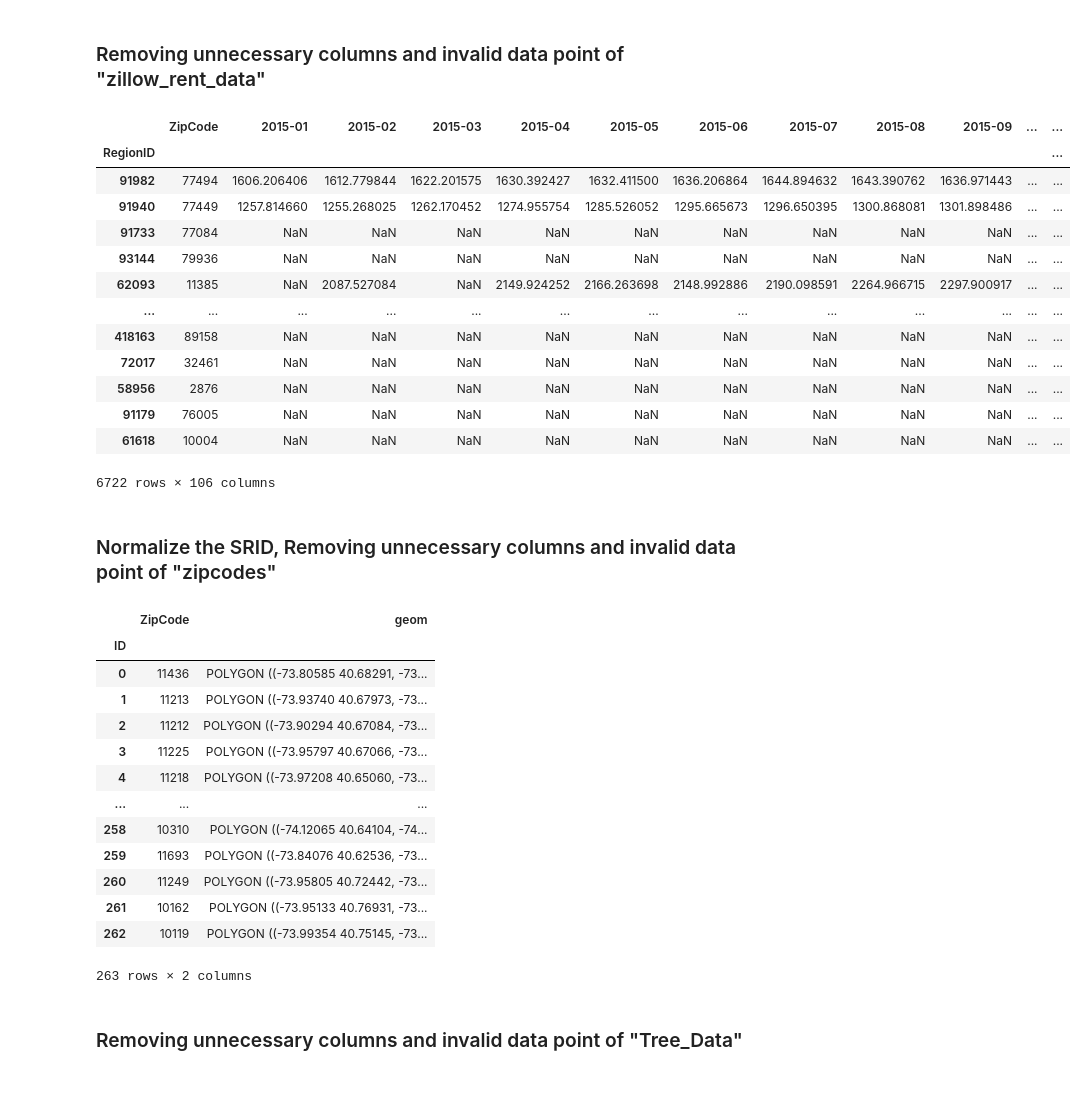
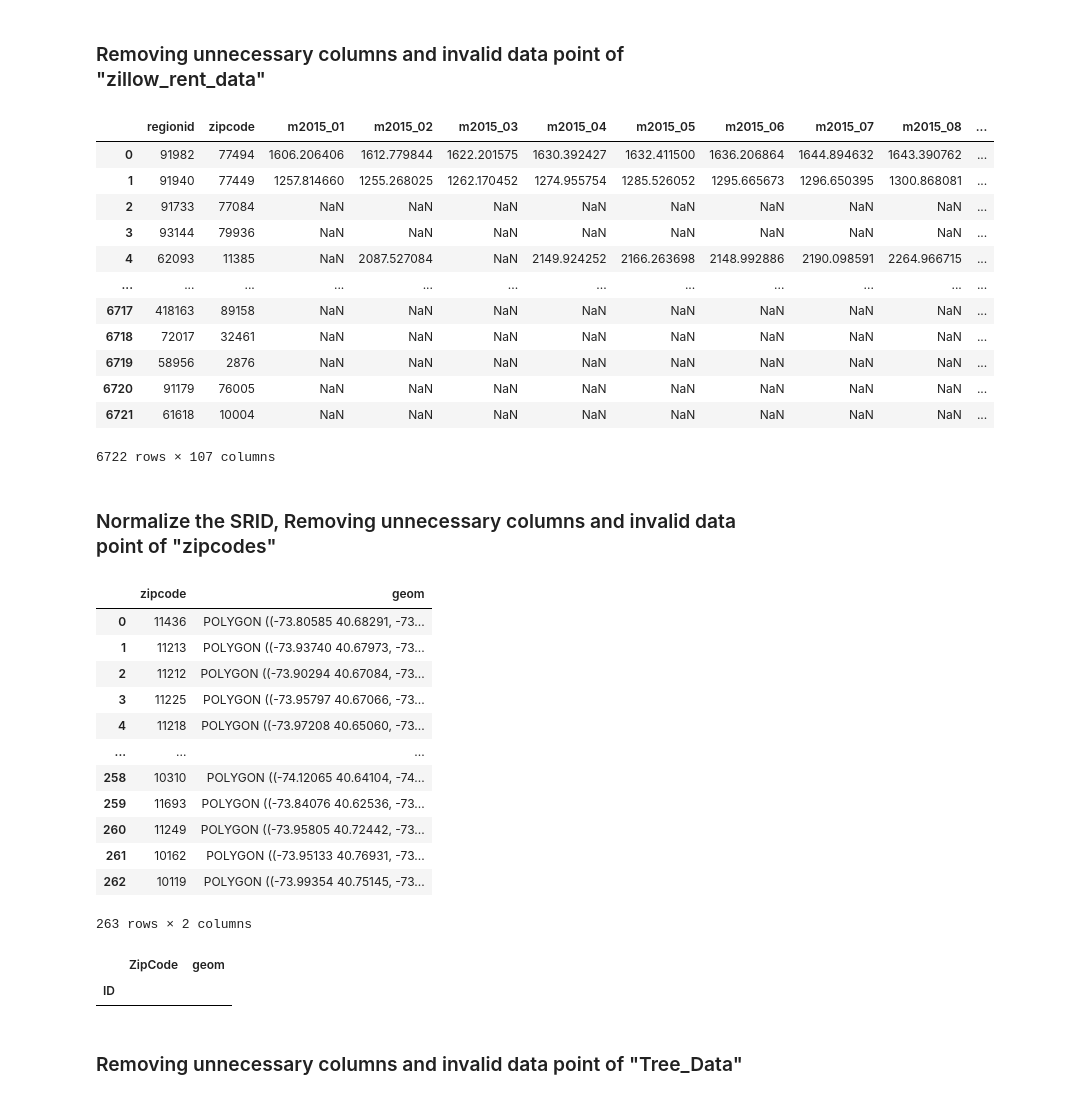
Before and after one commit to llllllllvy/4501_project, a Jupyter notebook: Project.ipynb, the cells around one changed output. Saved outputs shown, nothing was run; the diff lists cells and outputs as text; code cells hidden in the pictures.

```diff
--- a/Project.ipynb
+++ b/Project.ipynb
@@ -139,35 +142,34 @@ with open(dataTree_file_path, "w", encoding='utf-8') as csv_file:
 # %%
 import pandas as pd
 import geopandas as gpd
 
-zillowdf = pd.read_csv('/Users/yoyo/Desktop/4501/Project/data/zillow_rent_data.csv')
+zillowdf = pd.read_csv('/Users/yoyo/Desktop/4501/4501_Project/data/zillow_rent_data.csv')
 # zillowdf = pd.read_csv("C:/Users/Yining Zhu/OneDrive/桌面/4004pj/zillow_rent_data.csv")
 
-zillowdf = zillowdf.drop(['SizeRank','RegionType','StateName','State','City','Metro','CountyName'], axis=1)
-zillowdf = zillowdf.set_index('RegionID')
-zillowdf.columns = ['ZipCode',*list(map(lambda x:x[:7],zillowdf.columns[1:]))]
+zillowdf= zillowdf.drop(['SizeRank','RegionType','StateName','State','City','Metro','CountyName'], axis=1)
+zillowdf.columns = ['regionid','zipcode',*list(map(lambda x:'m'+x[:7].replace('-','_'),zillowdf.columns[2:]))]
+
 
 def exneg(x):
     if x<0:
         print("There is a negativa number!")
         return np.nan
     else:
         return x
 
 zillowdf.iloc[:,1:] = zillowdf.iloc[:,1:].applymap(exneg)
 zillowdf
 # %% [output]
-|  | ZipCode | 2015-01 | 2015-02 | 2015-03 | 2015-04 | 2015-05 | 2015-06 | 2015-07 | 2015-08 | 2015-09 | ... | ... |
-| RegionID |  |  |  |  |  |  |  |  |  |  |  | ... |
-| 91982 | 77494 | 1606.206406 | 1612.779844 | 1622.201575 | 1630.392427 | 1632.411500 | 1636.206864 | 1644.894632 | 1643.390762 | 1636.971443 | ... | ... |
-| 91940 | 77449 | 1257.814660 | 1255.268025 | 1262.170452 | 1274.955754 | 1285.526052 | 1295.665673 | 1296.650395 | 1300.868081 | 1301.898486 | ... | ... |
-| 91733 | 77084 | NaN | NaN | NaN | NaN | NaN | NaN | NaN | NaN | NaN | ... | ... |
-| 93144 | 79936 | NaN | NaN | NaN | NaN | NaN | NaN | NaN | NaN | NaN | ... | ... |
-| 62093 | 11385 | NaN | 2087.527084 | NaN | 2149.924252 | 2166.263698 | 2148.992886 | 2190.098591 | 2264.966715 | 2297.900917 | ... | ... |
-| ... | ... | ... | ... | ... | ... | ... | ... | ... | ... | ... | ... | ... |
-| 418163 | 89158 | NaN | NaN | NaN | NaN | NaN | NaN | NaN | NaN | NaN | ... | ... |
-| 72017 | 32461 | NaN | NaN | NaN | NaN | NaN | NaN | NaN | NaN | NaN | ... | ... |
-| 58956 | 2876 | NaN | NaN | NaN | NaN | NaN | NaN | NaN | NaN | NaN | ... | ... |
-| 91179 | 76005 | NaN | NaN | NaN | NaN | NaN | NaN | NaN | NaN | NaN | ... | ... |
-| 61618 | 10004 | NaN | NaN | NaN | NaN | NaN | NaN | NaN | NaN | NaN | ... | ... |
+|  | regionid | zipcode | m2015_01 | m2015_02 | m2015_03 | m2015_04 | m2015_05 | m2015_06 | m2015_07 | m2015_08 | ... |
+| 0 | 91982 | 77494 | 1606.206406 | 1612.779844 | 1622.201575 | 1630.392427 | 1632.411500 | 1636.206864 | 1644.894632 | 1643.390762 | ... |
+| 1 | 91940 | 77449 | 1257.814660 | 1255.268025 | 1262.170452 | 1274.955754 | 1285.526052 | 1295.665673 | 1296.650395 | 1300.868081 | ... |
+| 2 | 91733 | 77084 | NaN | NaN | NaN | NaN | NaN | NaN | NaN | NaN | ... |
+| 3 | 93144 | 79936 | NaN | NaN | NaN | NaN | NaN | NaN | NaN | NaN | ... |
+| 4 | 62093 | 11385 | NaN | 2087.527084 | NaN | 2149.924252 | 2166.263698 | 2148.992886 | 2190.098591 | 2264.966715 | ... |
+| ... | ... | ... | ... | ... | ... | ... | ... | ... | ... | ... | ... |
+| 6717 | 418163 | 89158 | NaN | NaN | NaN | NaN | NaN | NaN | NaN | NaN | ... |
+| 6718 | 72017 | 32461 | NaN | NaN | NaN | NaN | NaN | NaN | NaN | NaN | ... |
+| 6719 | 58956 | 2876 | NaN | NaN | NaN | NaN | NaN | NaN | NaN | NaN | ... |
+| 6720 | 91179 | 76005 | NaN | NaN | NaN | NaN | NaN | NaN | NaN | NaN | ... |
+| 6721 | 61618 | 10004 | NaN | NaN | NaN | NaN | NaN | NaN | NaN | NaN | ... |
-6722 rows × 106 columns
+6722 rows × 107 columns
@@ -174,7 +180,7 @@ zillowdf
 # %% [markdown]
 ### Normalize the SRID, Removing unnecessary columns and invalid data point of "zipcodes"
 # %%
-file_path = '/Users/yoyo/Desktop/4501/Project/data/nyc_zipcodes.shp'
+file_path = '/Users/yoyo/Desktop/4501/4501_project/data/nyc_zipcodes.shp'
 # file_path = "C:/Users/Yining Zhu/OneDrive/桌面/4004pj/nyc_zipcodes/nyc_zipcodes.shp"
 gdf = gpd.read_file(file_path)
 
@@ -185,12 +191,11 @@ gdf_epsg = gdf.to_crs(epsg=target_srid)
 gdf_epsg = gdf_epsg.drop(['BLDGZIP','PO_NAME','POPULATION','AREA','STATE','COUNTY','ST_FIPS','CTY_FIPS','URL','SHAPE_AREA','SHAPE_LEN'], axis=1)
 
 gdf_epsg = gdf_epsg.dropna()
-gdf_epsg.columns = ['ZipCode','geom']
-gdf_epsg.index.name = 'ID'
+gdf_epsg.columns = ['zipcode','geom']
+# gdf_epsg.index.name = 'ID'
 gdf_epsg
 # %% [output]
-|  | ZipCode | geom |
-| ID |  |  |
+|  | zipcode | geom |
 | 0 | 11436 | POLYGON ((-73.80585 40.68291, -73... |
 | 1 | 11213 | POLYGON ((-73.93740 40.67973, -73... |
 | 2 | 11212 | POLYGON ((-73.90294 40.67084, -73... |
@@ -203,6 +208,12 @@ gdf_epsg
 | 261 | 10162 | POLYGON ((-73.95133 40.76931, -73... |
 | 262 | 10119 | POLYGON ((-73.99354 40.75145, -73... |
 263 rows × 2 columns
+# %%
+null_geom_rows = gdf_epsg[gdf_epsg['geom'].isnull()]
+null_geom_rows
+# %% [output]
+|  | ZipCode | geom |
+| ID |  |  |
 # %% [markdown]
 ### Removing unnecessary columns and invalid data point of "Tree_Data"
 # %%
```
Also changed, not shown: parts of 45 cells of this notebook.
